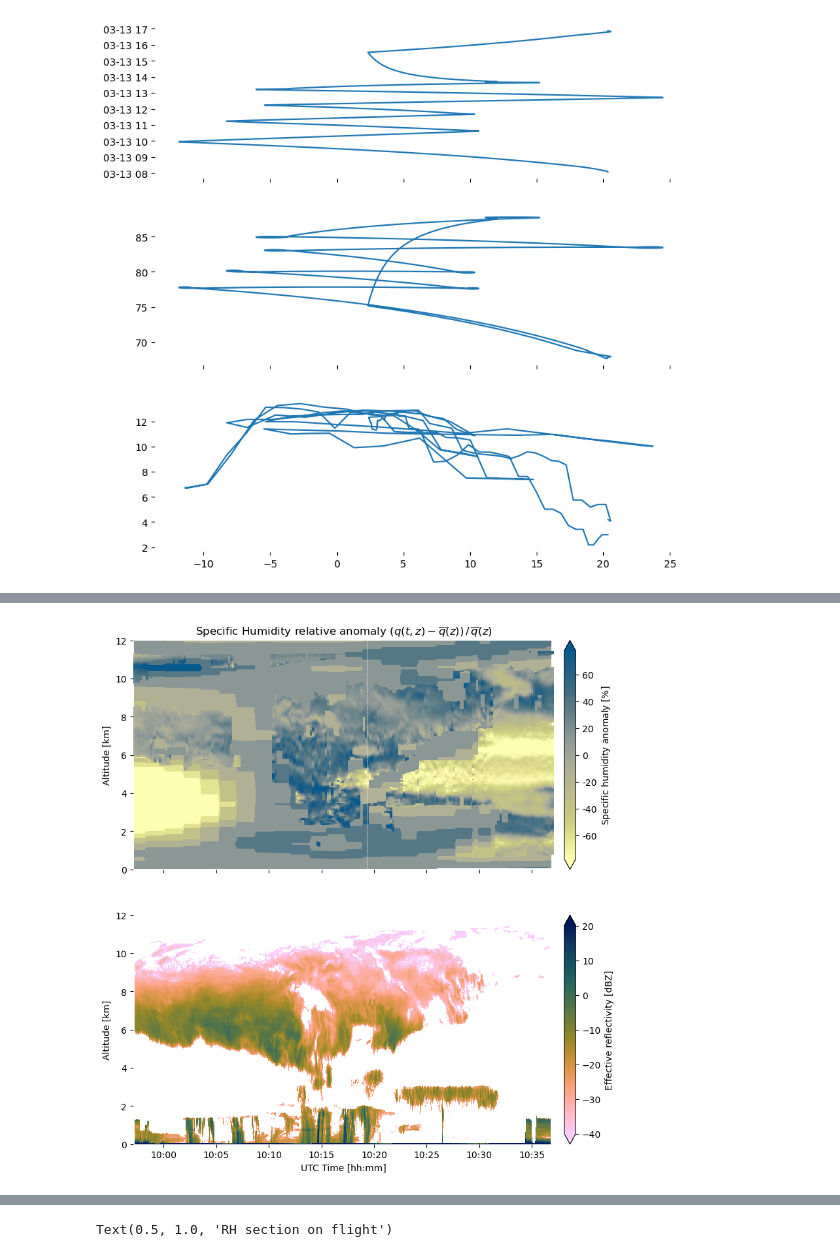
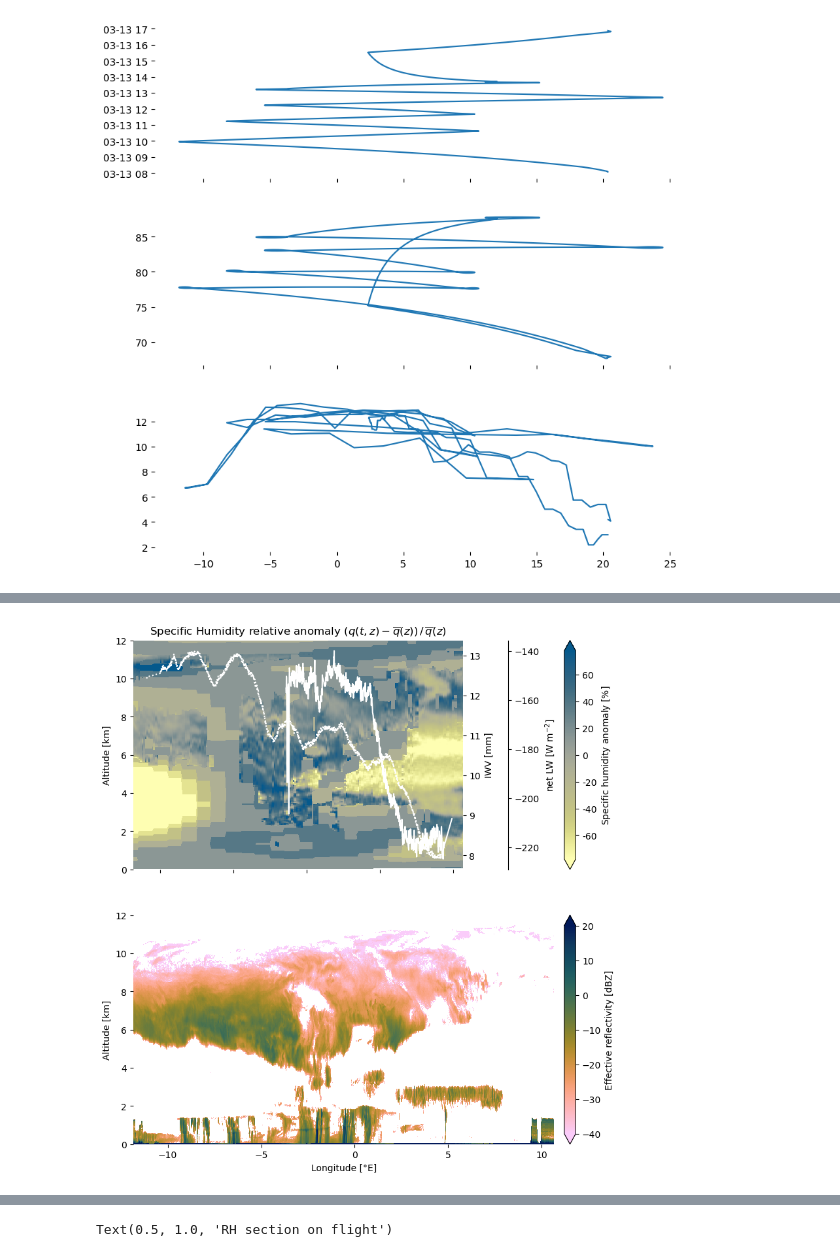
Before and after one commit to fepit/haloac3_moistintrusion, a Jupyter notebook: hac3_paper.ipynb, the cells around one changed output, grey strips where cells are left out. Cells and saved outputs as stored; diff of their text form; code cells hidden in the pictures.

Commit message:
changed x-axis of merged plot to longitude, added precip plot, included radiation measirements

```diff
--- a/hac3_paper.ipynb
+++ b/hac3_paper.ipynb
@@ -134,6 +160,14 @@ dsv = xr.open_dataset(datdir+'HALO-AC3_HALO_VARCLOUD_L2B_V1_RF03_A20220313_08350
 ds = xr.open_dataset(datdir+'HALO-AC3_HALO_MIRA_L2A_RF03_A20220313_083500_163000_P202603021722_V1_0.nc')
 
 f_bsr=xr.open_dataset(datdir+'HALO-DB_dataset9684_release1_HALOAC3_HALO_WALES_bsrgl_20220313_RF03_V20.nc')
+
+f_iwv_obs=xr.open_dataset(datdir+'HALO-AC3_HALO_HAMP_radiometer_l2_iwv_v00_RF03_20220313.nc')
+f_lwp_hamp=xr.open_dataset(datdir+'HALO-AC3_HALO_HAMP_radiometer_l2_lwp_v00_RF03_20220313.nc')
+f_rad=xr.open_dataset(datdir+'REB_WAI_20220313_RF3.nc')
+f_rad['time'] = utc_decimal_hours_to_datetime64(f_rad.Time.values, date="2022-03-13")
+f_rad.assign_coords(time=f_rad.time)
+
+f_precip=xr.open_dataset(datdir+'Radar_data_RF03_with_precip.nc')
 # %%
 #convert longitudes for seamless plotting
 f_tcwv=convert360_180(f_tcwv)
@@ -640,7 +657,7 @@ seclat=xr.DataArray(data=w_lat[sections[sec_name]['start_idx']:sections[sec_name
 
     #plot relative q anomaly from ERA5 along section
 
-t2d = np.broadcast_to(sectime.values[:,None],fz.Z.sel(lon=seclon,lat=seclat,time=sectime,method='nearest').shape).transpose()
+t2d = np.broadcast_to(seclon.values[:,None],fz.Z.sel(lon=seclon,lat=seclat,time=sectime,method='nearest').shape).transpose()
     #cm=fig.axes[0].contourf(t2d,fz.Z.sel(lon=seclon,lat=seclat,time=sectime,method='nearest').transpose()/9.81,compute_rh(f_t.var130.sel(lon=seclon,lat=seclat,time=sectime,method='nearest'),f_q.var133.sel(lon=seclon,lat=seclat,time=sectime,method='nearest'),f_t.plev).transpose(),levels=np.linspace(0.00,1.00,21),cmap=cmcr.nuuk_r,extend='both')
 
 q_relanom_era=(f_q.var133.sel(lon=seclon,lat=seclat,time=sectime,method='nearest')-f_q.var133.sel(lon=flon[::120],lat=flat[::120],time=ftime[::120],method='nearest').mean(dim='time'))/f_q.var133.sel(lon=flon,lat=flat,time=ftime,method='nearest').mean(dim='time')
@@ -648,48 +665,62 @@ q_relanom_era=(f_q.var133.sel(lon=seclon,lat=seclat,time=sectime,method='nearest
 cm=axes[0].contourf(t2d,fz.Z.sel(lon=seclon,lat=seclat,time=sectime,method='nearest').transpose()/9.81/1000,q_relanom_era.transpose(),norm=norm,cmap=cmcr.nuuk_r,extend='both')
 
 #plot WALES q anomaly
-cm1=axes[0].pcolormesh(secs_section, w_alt/1000, np.flipud(np.rot90(data_section,1)), shading = 'auto', cmap = cmcr.nuuk_r, norm = norm, rasterized=True) #vmin=-v, vmax=v)
+cm1=axes[0].pcolormesh(lon_section, w_alt/1000, np.flipud(np.rot90(data_section,1)), shading = 'auto', cmap = cmcr.nuuk_r, norm = norm, rasterized=True) #vmin=-v, vmax=v)
 
 # plot radar reflectivity
-cm2 = axes[1].pcolormesh(ds.time.sel(time=slice(sectime[0],sectime[-1])), ds.altitude/1000, 10*np.log10(ds.radar_reflectivity.T.sel(time=slice(sectime[0],sectime[-1]))),cmap=cmcr.batlow_r,rasterized=True, vmin=-40, vmax=20)
+cm2 = axes[1].pcolormesh(ds.longitude.sel(time=slice(sectime[0],sectime[-1])), ds.altitude/1000, 10*np.log10(ds.radar_reflectivity.T.sel(time=slice(sectime[0],sectime[-1]))),cmap=cmcr.batlow_r,rasterized=True, vmin=-40, vmax=20)
 
 #plot cloud ice water content
 #cm3 = axes[2].pcolormesh(f_bsr.time.sel(time=slice(sectime[0],sectime[-1])), f_bsr.altitude/1000, f_bsr.backscatter_ratio.sel(time=slice(sectime[0],sectime[-1])).T,cmap=cmcr.batlow_r,norm=LogNorm(vmin=1,vmax=1e3),rasterized=True)
 
+#plot integrated water vapor and liquid water path from HAMP
+
+axh = axes[0].twinx()
+axh.plot(f_iwv_obs.lon.sel(time=slice(sectime[0],sectime[-1])), f_iwv_obs.iwv.sel(time=slice(sectime[0],sectime[-1])), color='white', label='HAMP IWV')
+
+axh2 = axes[0].twinx()
+axh2.plot(f_rad.lon.sel(time=slice(sectime[0],sectime[-1])), f_rad.F_net_terrestrial.sel(time=slice(sectime[0],sectime[-1])), color='white', linestyle=':', label='net LW')
 
 # axes formatting
 
-axes[0].plot([f_ds03.launch_time[5].values,f_ds03.launch_time[5].values], [0,12], color='white', linestyle='dashed', label='DS 6',linewidth=0.5)
+axes[0].plot([f_ds03.lon[5,0].values,f_ds03.lon[5,0].values], [0,12], color='white', linestyle='dashed', label='DS 6',linewidth=0.5)
     #axes[0].plot([f_ds03.launch_time[7].values,f_ds03.launch_time[7].values], [0,12], color='white', linestyle='dashed', label='DS 7',linewidth=0.5)
 
 axes[0].set_ylabel("Altitude [km]")
 axes[1].set_ylabel("Altitude [km]")
 #axes[2].set_ylabel("Altitude [km]")
-axes[1].set_xlabel("UTC Time [hh:mm]")
-axes[0].xaxis.set_major_formatter(mdates.DateFormatter('%H:%M'))
+axes[1].set_xlabel("Longitude [°E]")
+
 axes[0].set_ylim(0,12)
 axes[1].set_ylim(0,12)
 #axes[2].set_ylim(0,12)
 
-cbar = plt.colorbar(mappable=cm1,extend = 'both', pad = 0.02)#, , format = mpl.ticker.LogFormatter(), ticks = mpl.ticker.LogLocator())
+axh.set_ylabel('IWV [mm]')
+axh2.set_ylabel('net LW [W m$^{-2}$]')
+
+#axh2.set_ylim(0,400)
+axh2.spines["right"].set_position(("outward", 50))  # shift
+axh2.spines["right"].set_visible(True)
+
+cbar = plt.colorbar(mappable=cm1,extend = 'both', pad = 0.2)#, , format = mpl.ticker.LogFormatter(), ticks = mpl.ticker.LogLocator())
 cbar.set_label(r"Specific humidity anomaly $[\%]$")
 
 cbar.ax.tick_params(which='minor', width=0, length=0, labelsize=0)
 cbar.ax.yaxis.set_major_formatter(matplotlib.ticker.FuncFormatter(lambda x, pos: f"{100*x:.0f}"))
 
 cbar2 = plt.colorbar(mappable=cm2,extend = 'both', pad = 0.02)#, , format = mpl.ticker.LogFormatter(), ticks = mpl.ticker.LogLocator())
 cbar2.set_label(r"Effective reflectivity [dBZ]")
 
 #cbar3 = plt.colorbar(mappable=cm3,extend = 'both', pad = 0.02)#, , format = mpl.ticker.LogFormatter(), ticks = mpl.ticker.LogLocator())
 #cbar3.set_label(r"backscatter ratio $[1]$")
 #cbar3.set_label(r"Cloud ice water content $[kg\,m^{-3}]$")
 
 axes[0].set_title("Specific Humidity relative anomaly "
 r"$(q(t,z)-\overline{q}(z))\,/\,\overline{q}(z)$",
 fontsize=12)
 
 #axes[2].set_title("Cloud ice water content")
 
 plt.savefig('/Users/fpithan/Documents/haloac3_paper/hac3_combinedsection1_f3.pdf')
 # %% [output]
-[figure, old version]
+[figure, new version]
```
Also changed, not shown: parts of 20 cells of this notebook.
